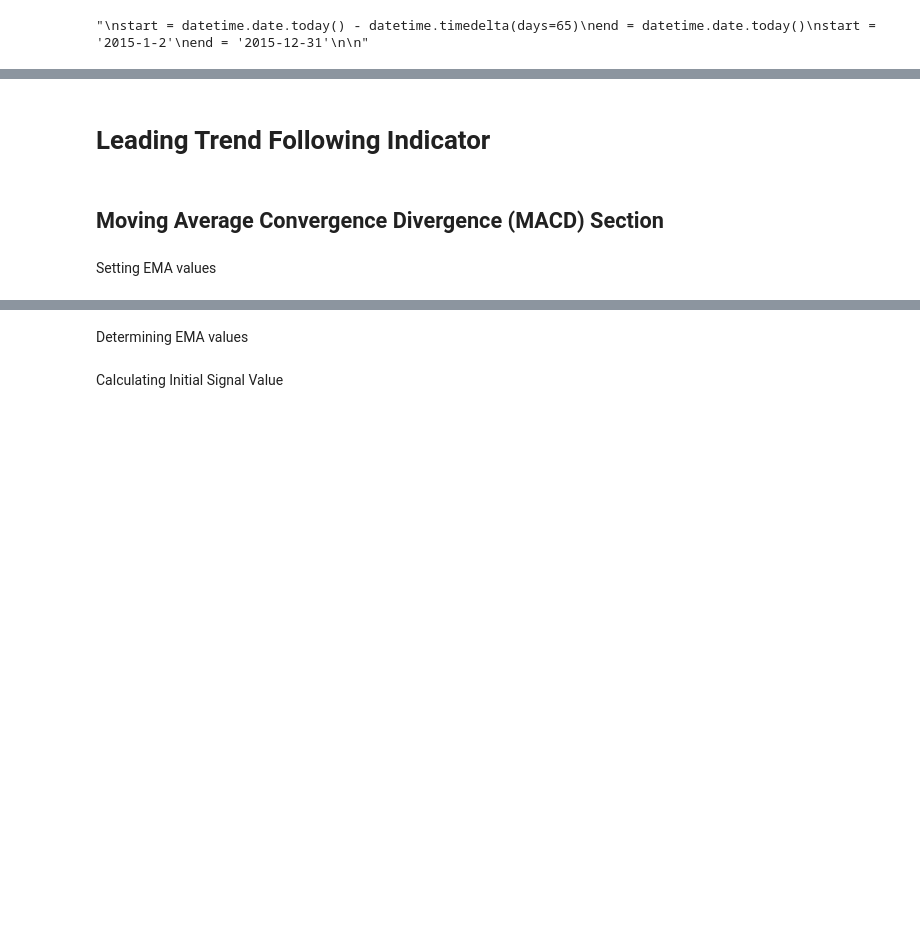
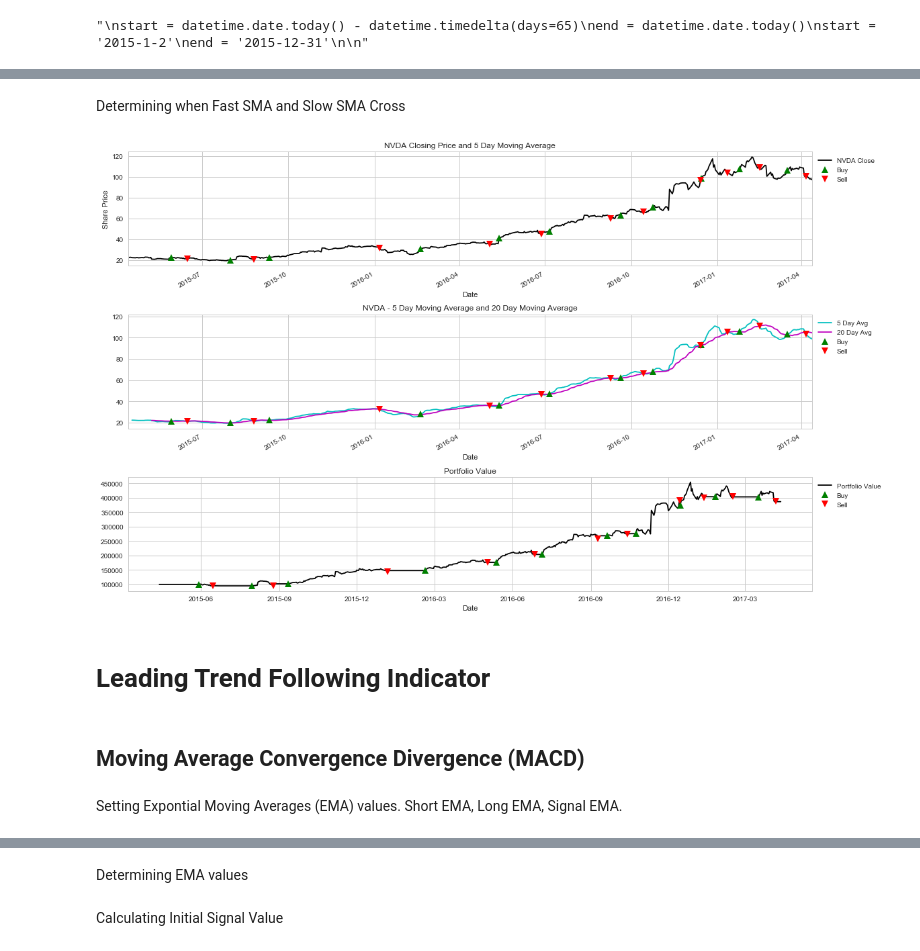
Before and after one commit to spm7/Stock-Ticker---Quantitative-Analysis, a Jupyter notebook: Stock Analytics.ipynb, the cells around one changed output, grey strips where cells are left out. Saved outputs shown, nothing was run; the diff lists cells and outputs as text; code cells hidden in the pictures; blank space fills up the shorter version.

```diff
--- a/Stock Analytics.ipynb
+++ b/Stock Analytics.ipynb
@@ -43,3 +78,3 @@ Stock.head()
 # %%
-seven_day_avg=Stock['Close'].rolling(window=7).mean()
-thirty_day_avg=Stock['Close'].rolling(window=30).mean()
+Stock_SMA['Fast SMA']=Stock_SMA['Close'].rolling(window=fast).mean()
+Stock_SMA['Slow SMA']=Stock_SMA['Close'].rolling(window=slow).mean()
@@ -68,0 +81,8 @@ plt.tight_layout()
+# %% [markdown]
+Determining when Fast SMA and Slow SMA Cross
+# %%
+fast_v_slow=Stock_SMA['Fast SMA']-Stock_SMA['Slow SMA']
+# %%
+# Positive when FSMA is above SSMA, negative when FSMA is below SSMA
+inc_dec_SMA=np.sign(fast_v_slow)
+Stock_SMA['Buy/Sell']=np.sign(inc_dec_SMA.diff())
@@ -69,8 +91,48 @@ plt.tight_layout()
+# %%
+buy_SMA=Stock_SMA[Stock_SMA['Buy or Sell']==1]
+sell_SMA=Stock_SMA[Stock_SMA['Buy or Sell']==-1]
+# %%
+plt.figure(figsize=(15,10))
+plt.subplot(311)
+Stock_SMA['Close'].plot(label='{} Close'.format(StockName),color='k')
+plt.title('{} Closing Price and {} Day Moving Average'.format(StockName,fast))
+plt.ylabel('Share Price')
+if buy_SMA.empty==0:
+    plt.plot(buy_SMA.index, buy_SMA['Close'], marker='^', markersize=10,linestyle="None",color='g',label='Buy')
+if sell_SMA.empty==0:
+    plt.plot(sell_SMA.index, sell_SMA['Close'], marker='v', markersize=10,linestyle="None",color='r',label='Sell')
+plt.legend(bbox_to_anchor=(1, 1), loc='upper left', ncol=1)
+
+plt.subplot(312)
+Stock_SMA['Fast SMA'].plot(label='{} Day Avg'.format(fast),color='c')
+Stock_SMA['Slow SMA'].plot(label='{} Day Avg'.format(slow),color='m')
+plt.title('{} - {} Day Moving Average and {} Day Moving Average'.format(StockName,fast,slow))
+if buy_SMA.empty==0:
+    plt.plot(buy_SMA.index, buy_SMA['Fast SMA'], marker='^', markersize=10,linestyle="None",color='g',label='Buy')
+if sell_SMA.empty==0:
+    plt.plot(sell_SMA.index, sell_SMA['Fast SMA'], marker='v', markersize=10,linestyle="None",color='r',label='Sell')
+plt.legend(bbox_to_anchor=(1, 1), loc='upper left', ncol=1)
+
+plt.subplot(313)
+plt.plot(Stock_SMA['Portfolio'],label='Portfolio Value',color='k')
+if buy_SMA.empty==0:
+    plt.plot(buy_SMA.index, buy_SMA['Portfolio'], marker='^', markersize=10,linestyle="None",color='g',label='Buy')
+if sell_SMA.empty==0:
+    plt.plot(sell_SMA.index, sell_SMA['Portfolio'], marker='v', markersize=10,linestyle="None",color='r',label='Sell')
+plt.title('Portfolio Value'.format(StockName,fast,slow))
+plt.xlabel('Date')
+plt.legend(bbox_to_anchor=(1, 1), loc='upper left', ncol=1)
+
+
+plt.tight_layout()
+plt.show()
+# %% [output]
+[figure, added]
 # %% [markdown]
 # Leading Trend Following Indicator
 # %% [markdown]
-## Moving Average Convergence Divergence (MACD)  Section
+## Moving Average Convergence Divergence (MACD)
-# %% [markdown]
-Setting EMA values
+# %% [markdown]
+Setting Expontial Moving Averages (EMA) values. Short EMA, Long EMA, Signal EMA.
 # %%
 EMA_len=[12,26,9]
```
Also changed, not shown: parts of 59 cells of this notebook.
